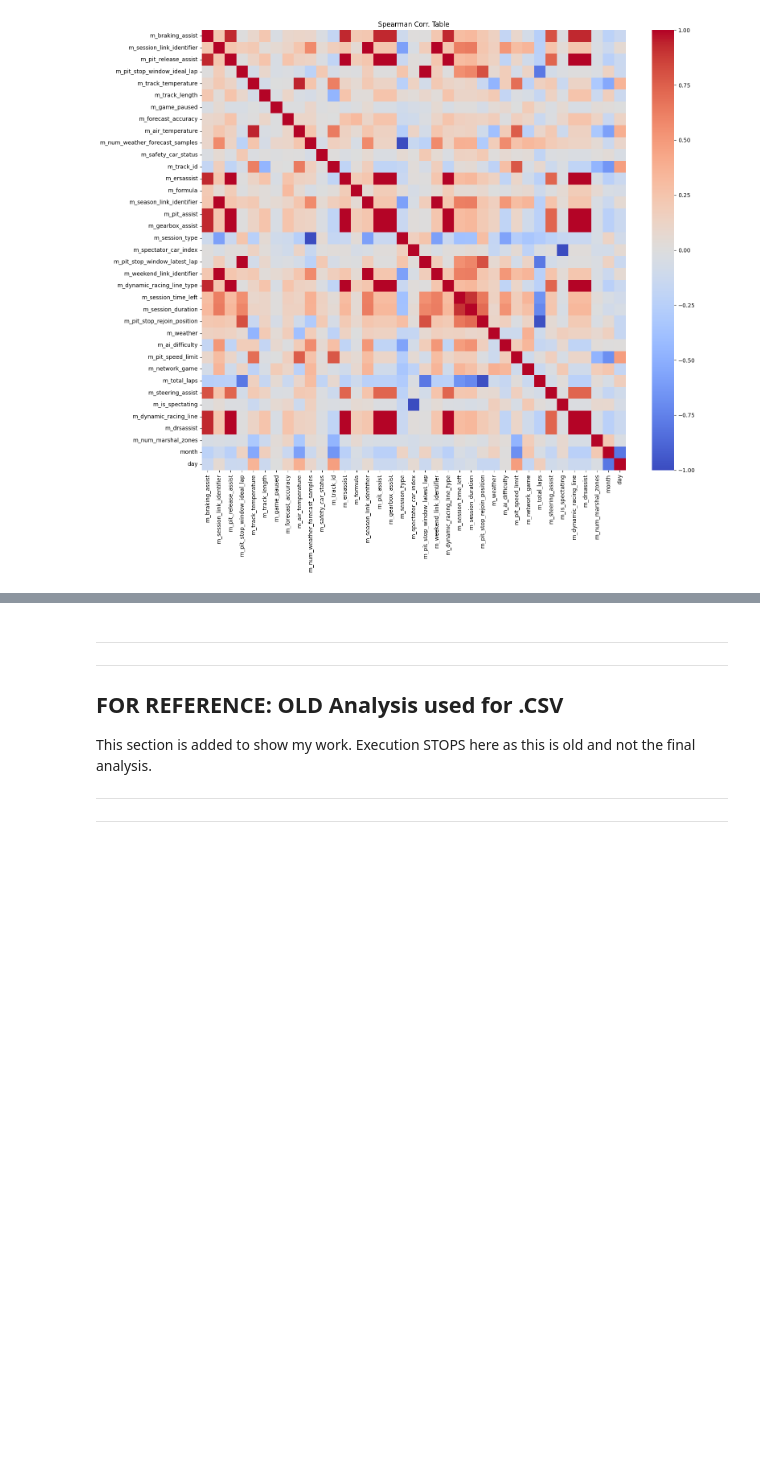
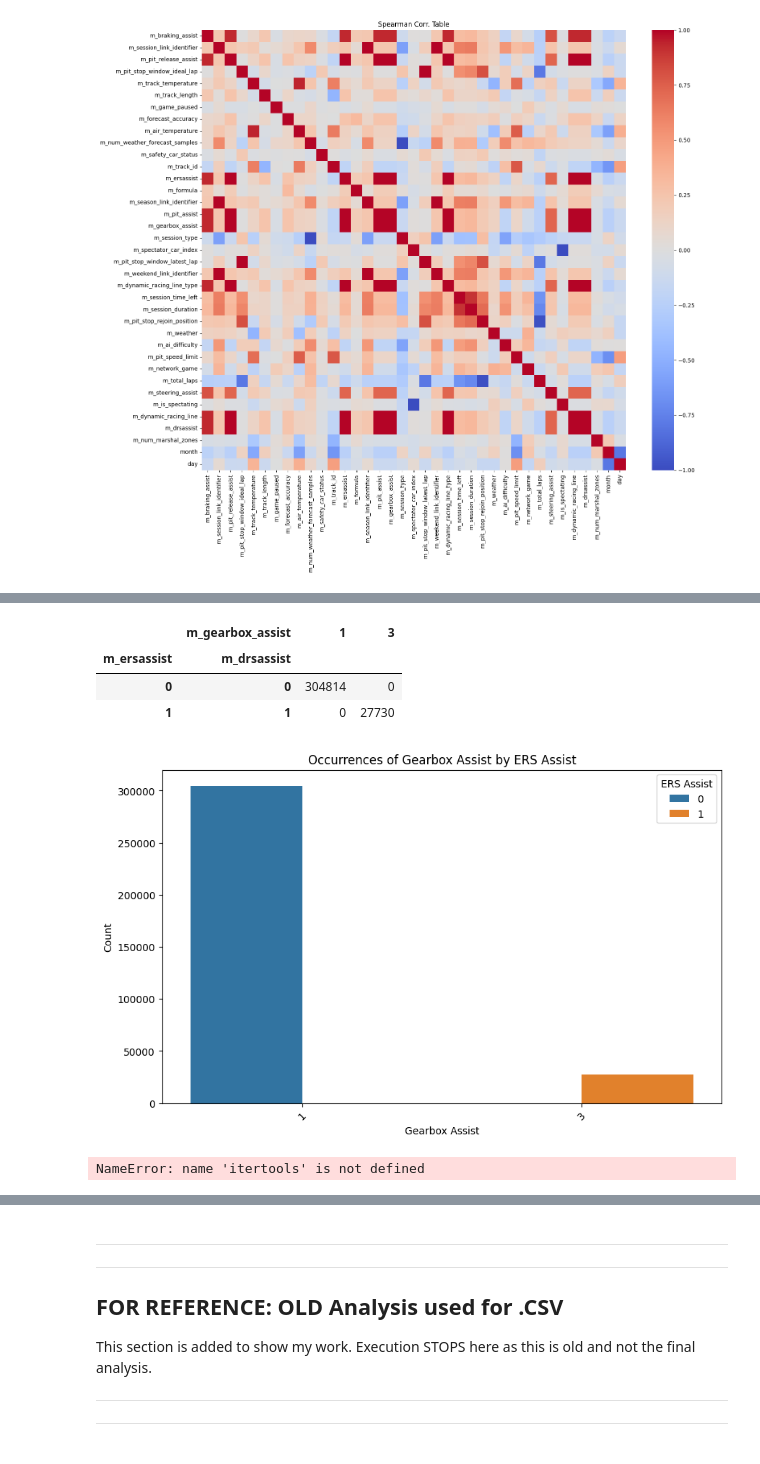
Before and after one commit to omanar1/usable_ai, a Jupyter notebook: Homework/HW5_assignment_m05_eda_Ricardo OMANA.ipynb, the cells around one changed output, grey strips where cells are left out. Saved outputs shown, nothing was run; the diff lists cells and outputs as text; code cells hidden in the pictures; blank space fills up the shorter version.

```diff
--- a/Homework/HW5_assignment_m05_eda_Ricardo OMANA.ipynb
+++ b/Homework/HW5_assignment_m05_eda_Ricardo OMANA.ipynb
@@ -1844,0 +1944,52 @@ plt.show()
+# %%
+# Count occurrences for each category under 'm_gearbox_assist' for the columns m_ersassist and m_drsassist
+summary_table = df_weather.pivot_table(index=['m_ersassist', 'm_drsassist'],
+                                       columns='m_gearbox_assist',
+                                       aggfunc='size',
+                                       fill_value=0)
+
+# Display result
+display(summary_table)
+# %% [output]
+|  | m_gearbox_assist | 1 | 3 |
+| m_ersassist | m_drsassist |  |  |
+| 0 | 0 | 304814 | 0 |
+| 1 | 1 | 0 | 27730 |
+# %%
+# Reset index to convert MultiIndex into columns for plotting
+summary_table_reset = summary_table.reset_index()
+
+# Melt the dataframe for better plotting
+summary_table_melted = summary_table_reset.melt(id_vars=['m_ersassist', 'm_drsassist'],
+                                                 var_name='m_gearbox_assist',
+                                                 value_name='count')
+
+# Create the plot
+plt.figure(figsize=(10, 6))
+sns.barplot(data=summary_table_melted, x='m_gearbox_assist', y='count', hue='m_ersassist', dodge=True)
+plt.xlabel("Gearbox Assist")
+plt.ylabel("Count")
+plt.title("Occurrences of Gearbox Assist by ERS Assist")
+plt.legend(title="ERS Assist")
+plt.xticks(rotation=45)
+plt.show()
+# %% [output]
+[figure, added]
+# %%
+# Define all possible (m_ersassist, m_drsassist) combinations
+all_combinations = pd.MultiIndex.from_tuples(itertools.product([0, 1], [0, 1]), names=['m_ersassist', 'm_drsassist'])
+
+# Compute the pivot table, ensuring all combinations exist
+summary_table = (
+    df_weather
+    .pivot_table(index=['m_ersassist', 'm_drsassist'],
+                 columns='m_gearbox_assist',
+                 aggfunc='size',
+                 fill_value=0)
+    .reindex(all_combinations, fill_value=0)  # Ensure all combinations appear
+)
+
+# Display result
+print(summary_table)
+# %% [output]
+NameError: name 'itertools' is not defined
```
Also changed, not shown: parts of 9 cells of this notebook.
